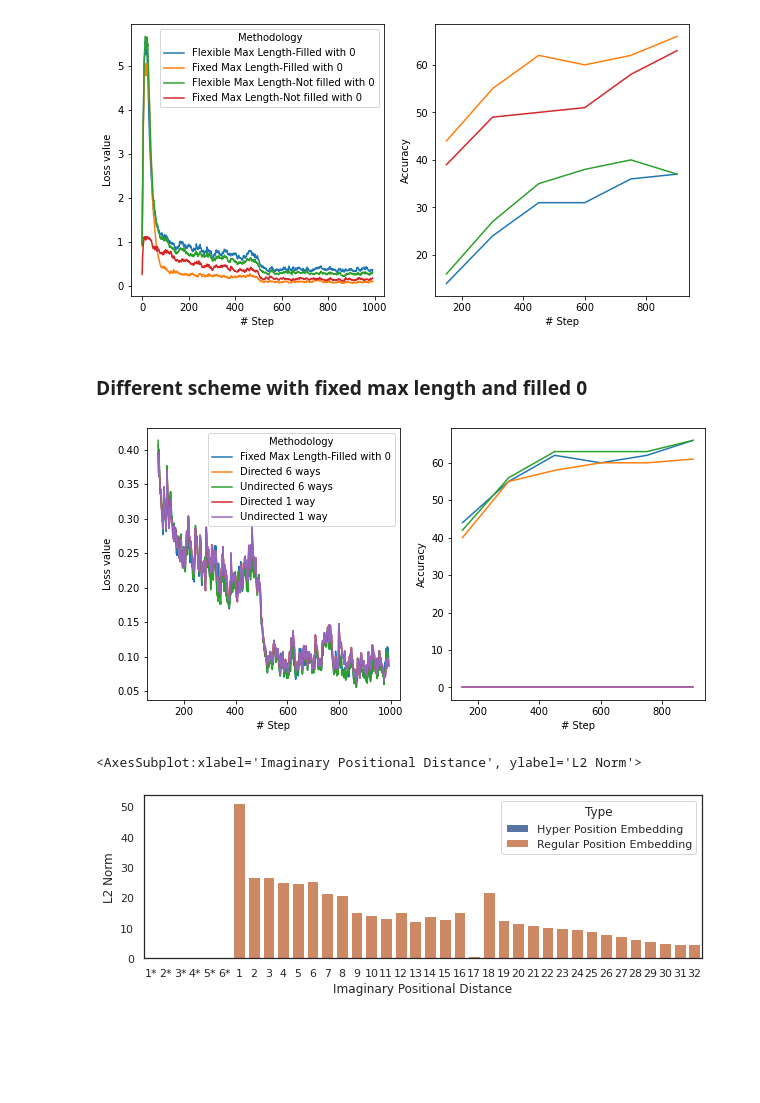
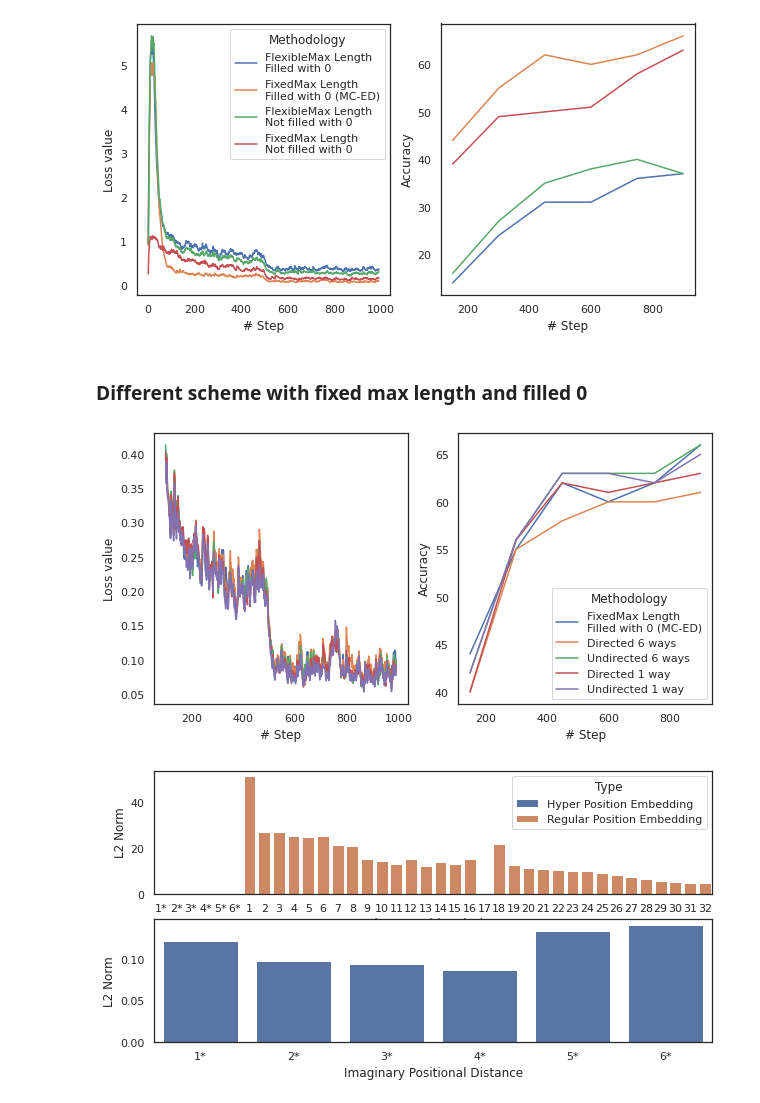
Before and after one commit to huynhducloi00/label-words-are-anchors, a Jupyter notebook: verify_unifiedqa/google-t5/plot_options.ipynb, the cells around one changed output. Cells and saved outputs as stored; diff of their text form; code cells hidden in the pictures; blank space fills up the shorter version.

```diff
--- a/verify_unifiedqa/google-t5/plot_options.ipynb
+++ b/verify_unifiedqa/google-t5/plot_options.ipynb
@@ -39,23 +42,24 @@ from matplotlib import pyplot as plt
 import seaborn as sns
 fig, ax = plt.subplots(1, 2, figsize=(10, 5))
 sns.lineplot(df, x='# Step', y='Loss value', hue='Methodology', ax=ax[0])
+sns.move_legend(ax[0], "upper right")
 sns.lineplot(df1, x='# Step', y='Accuracy', hue='Methodology', ax=ax[1])
 ax[1].legend().remove()
 # %% [output]
-[figure, old version]
+[figure, new version]
 # %% [markdown]
 ### Different scheme with fixed max length and filled 0
 # %%
 acc1 = [[44, 55, 62, 60, 62, 66],
         [40, 55, 58, 60, 60, 61],
         [42, 56, 63, 63, 63, 66],
-        [0, 0, 0, 0, 0, 0],
-        [0, 0, 0, 0, 0, 0]]
+        [40,56,62,61,62,63],
+        [42, 56, 63, 63, 62, 65]]
 data[1]
 acc_df = {'# Step': steps}
 scheme = ['Directed 6 ways', 'Undirected 6 ways',
           'Directed 1 way', 'Undirected 1 way']
-prime = get_str(flex_max_length=False, fill_0=True)
+prime = f'{get_str(flex_max_length=False, fill_0=True)} (MC-ED)'
 acc_df[prime] = acc1[0]
 acc_df[scheme[0]] = acc1[1]
 acc_df[scheme[1]] = acc1[2]
@@ -71,36 +75,36 @@ loss_df[scheme[0]] = pickle.load(
 loss_df[scheme[1]] = pickle.load(
     open(f'Scheme.UNDIRECTED_6W_new_t5-large_obqa_fact_epoch_1_loss.pkl', 'rb'))
 loss_df[scheme[2]] = pickle.load(
-    open(f'6way_new_t5-large_obqa_fact_epoch_1_loss.pkl', 'rb'))
+    open(f'Scheme.DIRECTED_1W_new_t5-large_obqa_fact_epoch_1_loss.pkl', 'rb'))
 loss_df[scheme[3]] = pickle.load(
-    open(f'6way_new_t5-large_obqa_fact_epoch_1_loss.pkl', 'rb'))
+    open(f'Scheme.UNDIRECTED_1W_new_t5-large_obqa_fact_epoch_1_loss.pkl', 'rb'))
 loss_dfp = DataFrame(loss_df).melt(id_vars='# Step', var_name='Methodology').rename(
     columns={'value': 'Loss value'})  # value_vars=['Flexible Max Length-Fill 0']
 fig, ax = plt.subplots(1, 2, figsize=(10, 5))
 sns.lineplot(loss_dfp[loss_dfp['# Step'] > 100], x='# Step',
              y='Loss value', hue='Methodology', ax=ax[0])
 sns.lineplot(acc_dfp, x='# Step', y='Accuracy', hue='Methodology', ax=ax[1])
-ax[1].legend().remove()
+ax[0].legend().remove()
 # %% [output]
-[figure, old version]
+[figure, new version]
 # %%
 l1, l2 = pickle.load(
     open('Scheme.UNDIRECTED_6W_hyper_weight_values.pkl', 'rb'))
 # %%
 from numpy import linalg
-
+fig, ax = plt.subplots(2, 1, figsize=(10, 5))
 kk = {'Type': ['Hyper Position Embedding']*6, 'Imaginary Positional Distance': [
     f'{x}*' for x in range(1, 7)], 'L2 Norm': [linalg.norm(x) for x in l1]}
 for index, m in enumerate(l2):
     kk['Type'].append('Regular Position Embedding')
     kk['Imaginary Positional Distance'].append(index+1)
     kk['L2 Norm'].append(linalg.norm(m))
 df_norm = DataFrame(kk)
-sns.set_theme(style="white", rc={'figure.figsize': (10, 3)})
-sns.barplot(df_norm, x='Imaginary Positional Distance', y='L2 Norm', hue='Type')
+sns.barplot(df_norm, x='Imaginary Positional Distance', y='L2 Norm', hue='Type',ax=ax[0])
+sns.barplot(df_norm[df_norm['Type']=='Hyper Position Embedding'], x='Imaginary Positional Distance', y='L2 Norm', hue='Type',ax=ax[1])
+ax[1].legend().remove()
 # %% [output]
-<AxesSubplot:xlabel='Imaginary Positional Distance', ylabel='L2 Norm'>
-[figure, old version]
+[figure, new version]
 # %%
 df_norm
 # %% [output]
```
Also changed, not shown: parts of 2 cells of this notebook.
